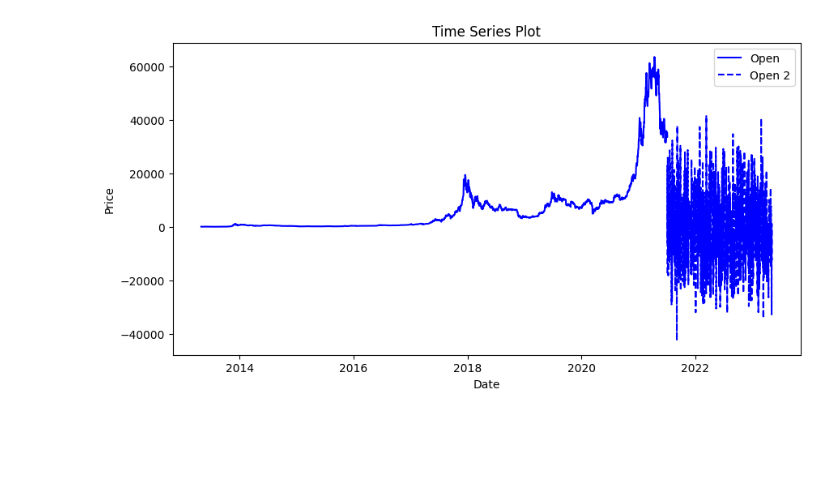
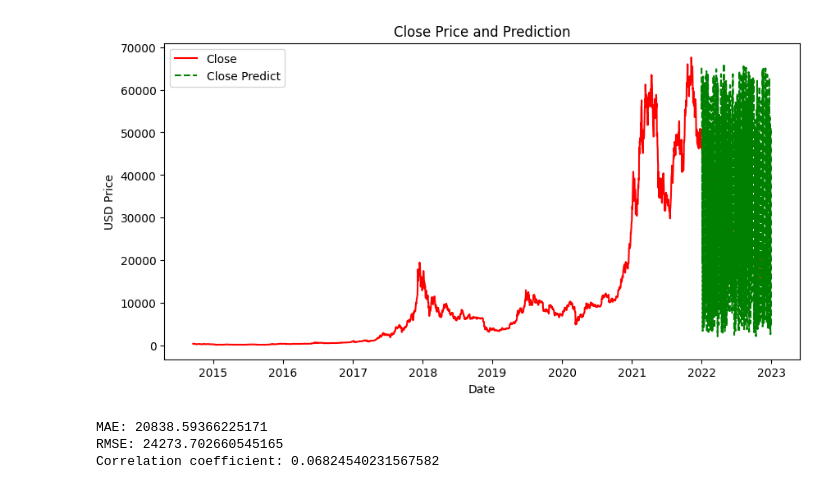
Before and after one commit to adefiqri12/GAN-Model-for-Crypto-Forecasting, a Jupyter notebook: baseline_GAN_crypto_forecasting.ipynb, the cells around one changed output. Cells and saved outputs as stored; diff of their text form; code cells hidden in the pictures; blank space fills up the shorter version.

```diff
--- a/baseline_GAN_crypto_forecasting.ipynb
+++ b/baseline_GAN_crypto_forecasting.ipynb
@@ -75,0 +66,11 @@ data = data.sort_index()
+# %%
+# Preprocess the data
+data = data.dropna()
+data = data.loc[:, ['Close', 'Volume', 'tmrw_close']]
+
+if data.isnull().values.any():
+    print("Warning: Missing values detected in data.")
+else:
+    print("No missing values found")
+print("shape(rows, features):",data.shape)
+data
@@ -215,29 +223,46 @@ Epoch 1001/1001 - D loss: 2.686245560646057 - G loss: 0.009841476567089558
 # %%
 import matplotlib.pyplot as plt
 reversed_data = scaler.inverse_transform(data)
-df = pd.DataFrame(reversed_data, columns=['open', 'close', 'high', 'low'])
-df.index = pd.date_range(start='2013-04-29', periods=len(df), freq='D')
+df = pd.DataFrame(reversed_data, columns=['Close', 'Volume', 'tmrw_close'])
+df.index = pd.date_range(start='2014-09-17', periods=len(df), freq='D')
 
-df_generated = pd.read_csv('/content/output/generated_data_epoch200.csv')
-df_generated.index = pd.date_range(start='2021-07-06', periods=len(df_generated), freq='D')
+df_generated = pd.read_csv('/content/output/generated_data_epoch2000.csv')
+df_generated.index = pd.date_range(start='2022-01-01', periods=len(df_generated), freq='D')
 
 # # Create the plot
 fig, ax = plt.subplots(figsize=(10, 5))
 
-ax.plot(df.index, df['open'], label='Open', color='blue')
-# ax.plot(df.index, df['close'], label='Close', color='orange')
-# ax.plot(df.index, df['high'], label='High', color='green')
-# ax.plot(df.index, df['low'], label='Low', color='red')
+ax.plot(df.index, df['Close'], label='Close', color='red')
 
-ax.plot(df_generated.index, df_generated['open'], label='Open 2', linestyle='--', color='blue')
-# ax.plot(df_generated.index, df_generated['close'], label='Close 2', linestyle='--', color='orange')
-# ax.plot(df_generated.index, df_generated['high'], label='High 2', linestyle='--', color='green')
-# ax.plot(df_generated.index, df_generated['low'], label='Low 2', linestyle='--', color='red')
+ax.plot(df_generated.index, df_generated['Close'], label='Close Predict', linestyle='--', color='green')
 
 ax.set_xlabel('Date')
-ax.set_ylabel('Price')
-ax.set_title('Time Series Plot')
+ax.set_ylabel('USD Price')
+ax.set_title('Close Price and Prediction')
 ax.legend()
 plt.show()
 # %% [output]
-[figure, old version]
+[figure, new version]
+# %%
+from sklearn.metrics import mean_absolute_error, mean_squared_error
+
+# equate index of real data with generated data so that it can be evaluated
+one_year = len(df) - 365
+df = df.iloc[one_year:].copy()
+
+# calculate the correlation coefficient between two columns
+corr = np.corrcoef(df['Close'], df_generated['Close'])[0, 1]
+
+# calculate MAE, RMSE between two columns
+mae = mean_absolute_error(df['Close'], df_generated['Close'])
+rmse = np.sqrt(mean_squared_error(df['Close'], df_generated['Close']))
+
+# print the MAE and RMSE
+print("MAE:", mae)
+print("RMSE:", rmse)
+# print the correlation coefficient
+print("Correlation coefficient:", corr)
+# %% [output]
+MAE: 20838.59366225171
+RMSE: 24273.702660545165
+Correlation coefficient: 0.06824540231567582
```
Also changed, not shown: parts of 15 cells of this notebook.
